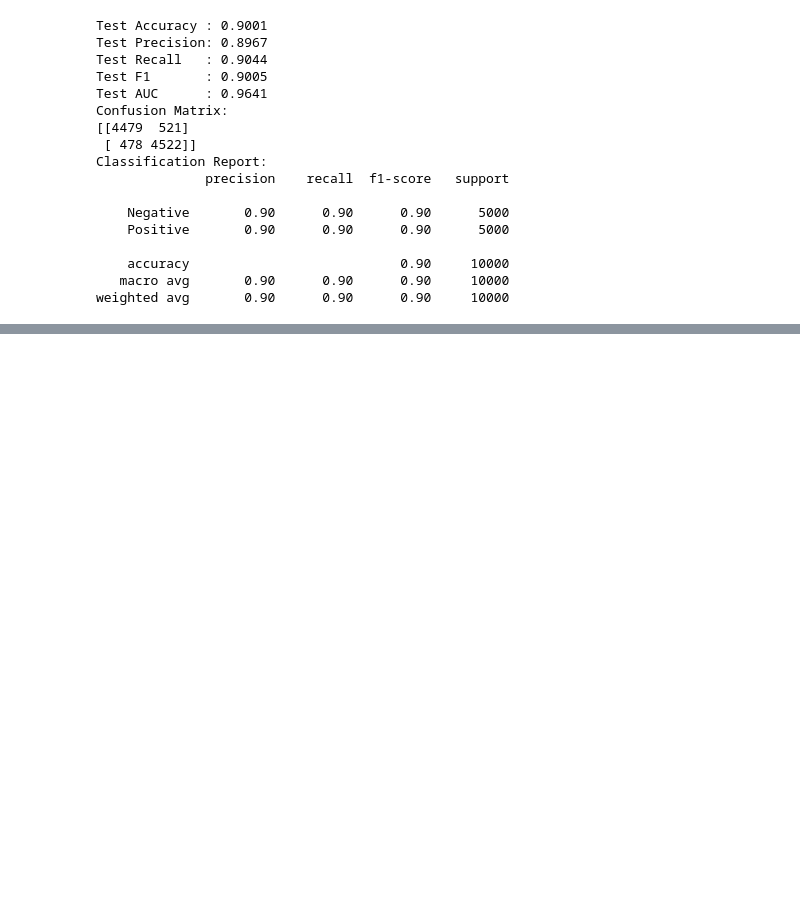
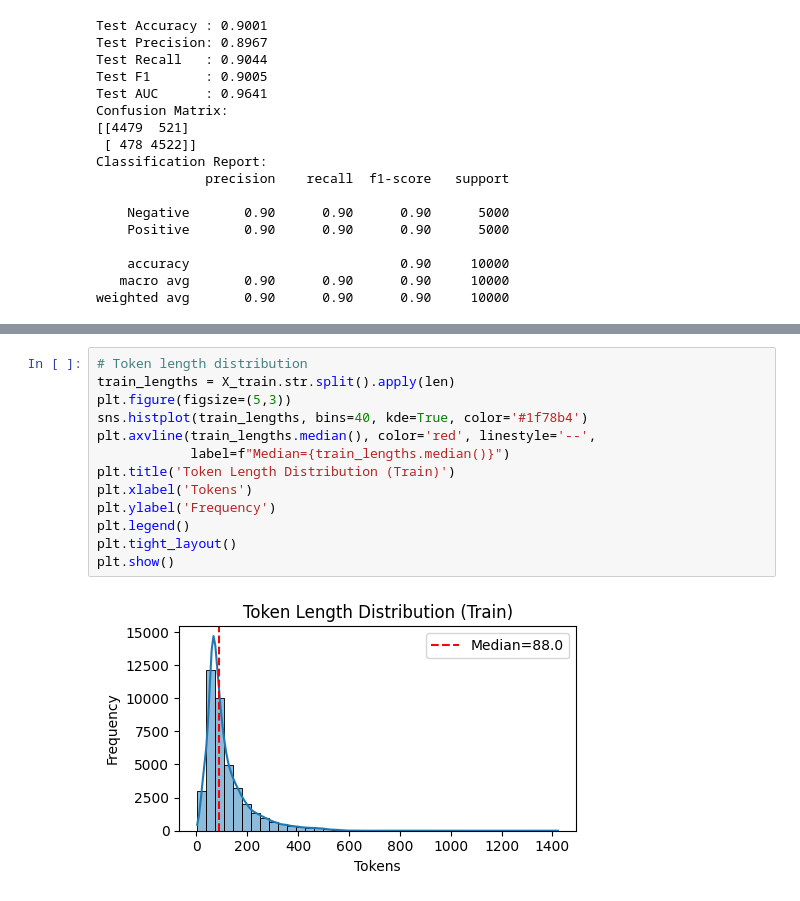
Before and after one commit to i-ganza007/Sentiment_Analysis_Formative, a Jupyter notebook: sentiment-analysis-logistic-regression.ipynb, the cells around one changed output, grey strips where cells are left out. Saved outputs shown, nothing was run; the diff lists cells and outputs as text; blank space fills up the shorter version.

```diff
--- a/sentiment-analysis-logistic-regression.ipynb
+++ b/sentiment-analysis-logistic-regression.ipynb
@@ -105,0 +129,15 @@ weighted avg       0.90      0.90      0.90     10000
+# %%
+# Token length distribution
+train_lengths = X_train.str.split().apply(len)
+plt.figure(figsize=(5,3))
+sns.histplot(train_lengths, bins=40, kde=True, color='#1f78b4')
+plt.axvline(train_lengths.median(), color='red', linestyle='--',
+            label=f"Median={train_lengths.median()}")
+plt.title('Token Length Distribution (Train)')
+plt.xlabel('Tokens')
+plt.ylabel('Frequency')
+plt.legend()
+plt.tight_layout()
+plt.show()
+# %% [output]
+[figure, added]
```
Also changed, not shown: parts of 4 cells of this notebook, 1 other file.
